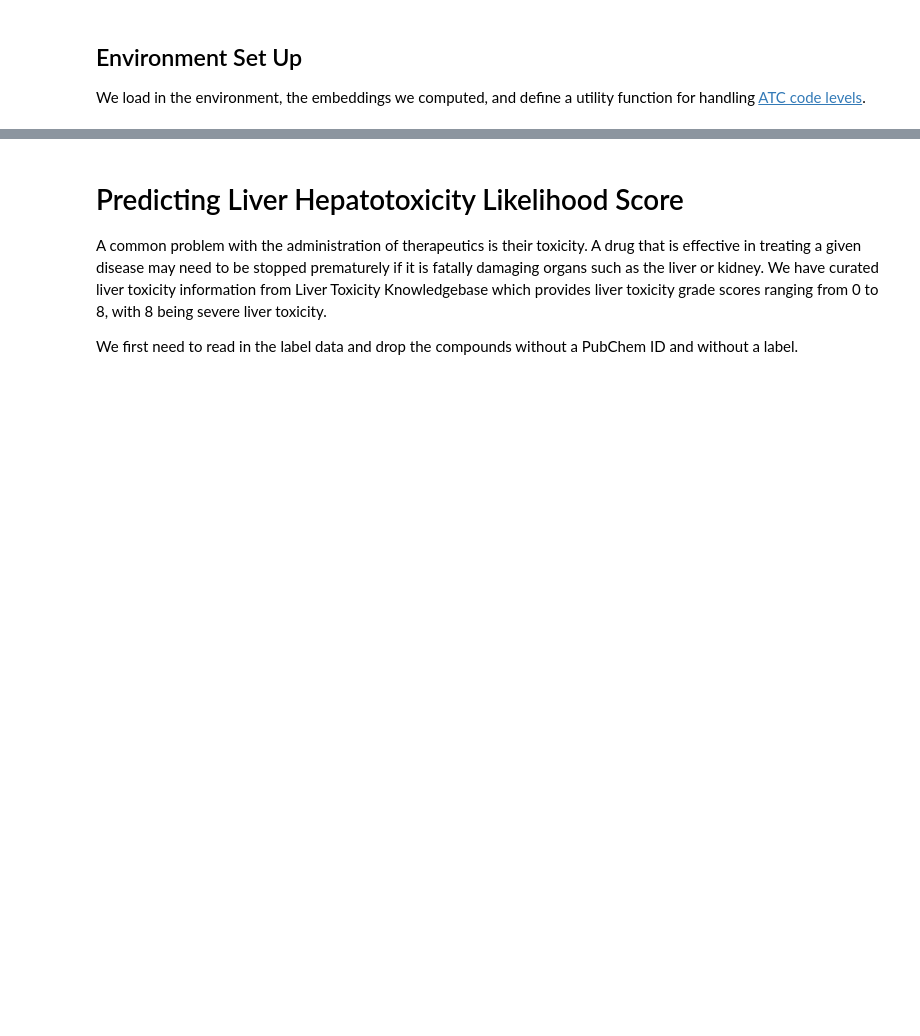
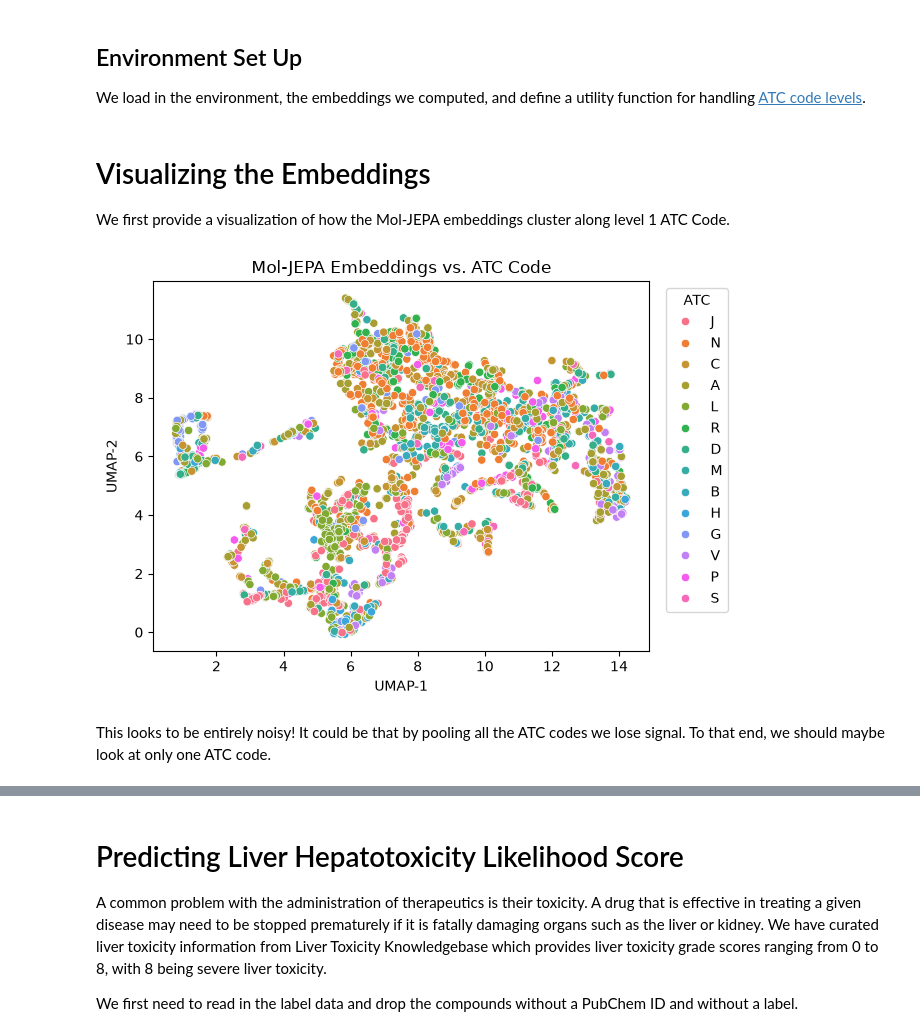
Before and after one commit to bhklab/mol-jepa-embedding-pipeline, a Jupyter notebook: workflow/qc/embedding_qc.ipynb, the cells around one changed output, grey strips where cells are left out. Saved outputs shown, nothing was run; the diff lists cells and outputs as text; code cells hidden in the pictures; blank space fills up the shorter version.

```diff
--- a/workflow/qc/embedding_qc.ipynb
+++ b/workflow/qc/embedding_qc.ipynb
@@ -40,3 +41,34 @@ def process_atc_code(code_string: str, level: int = 4) -> str:
 data = pd.read_csv(dirs.RESULTS / "molecule_embeddings.csv",index_col=0)
 
 embedding_columns = data.columns[2:]
+# %% [markdown]
+# Visualizing the Embeddings
+
+
+We first provide a visualization of how the Mol-JEPA embeddings cluster along level 1 ATC Code.
+# %%
+labels = pd.read_csv(dirs.RAWDATA / "HDD/colData.tsv",
+                      sep="\t",
+                      usecols =  ["HDD.Compound.ID", "ATC.Code"])
+labels = labels.dropna(subset= [ "ATC.Code"])
+
+
+reducer = umap.UMAP(random_state=42)
+
+atc_data = data.merge(labels,on="HDD.Compound.ID")
+
+X = atc_data[embedding_columns].values
+X = StandardScaler().fit_transform(X)
+UM = reducer.fit_transform(X)
+# %%
+plot_df = pd.DataFrame({'UMAP-1':UM[:,0],
+                        'UMAP-2':UM[:,1],
+                        'ATC':[process_atc_code(x,1) for x in atc_data['ATC.Code'].values]})
+ax =  sns.scatterplot(plot_df,x='UMAP-1',y='UMAP-2',hue='ATC',legend=True)
+sns.move_legend(ax, "upper left", bbox_to_anchor=(1.02, 1))
+plt.title(f"Mol-JEPA Embeddings vs. ATC Code")
+plt.show()
+# %% [output]
+[figure, added]
+# %% [markdown]
+This looks to be entirely noisy! It could be that by pooling all the ATC codes we lose signal. To that end, we should maybe look at only one ATC code.
```
Also changed, not shown: parts of 19 cells of this notebook, 9 other files.
